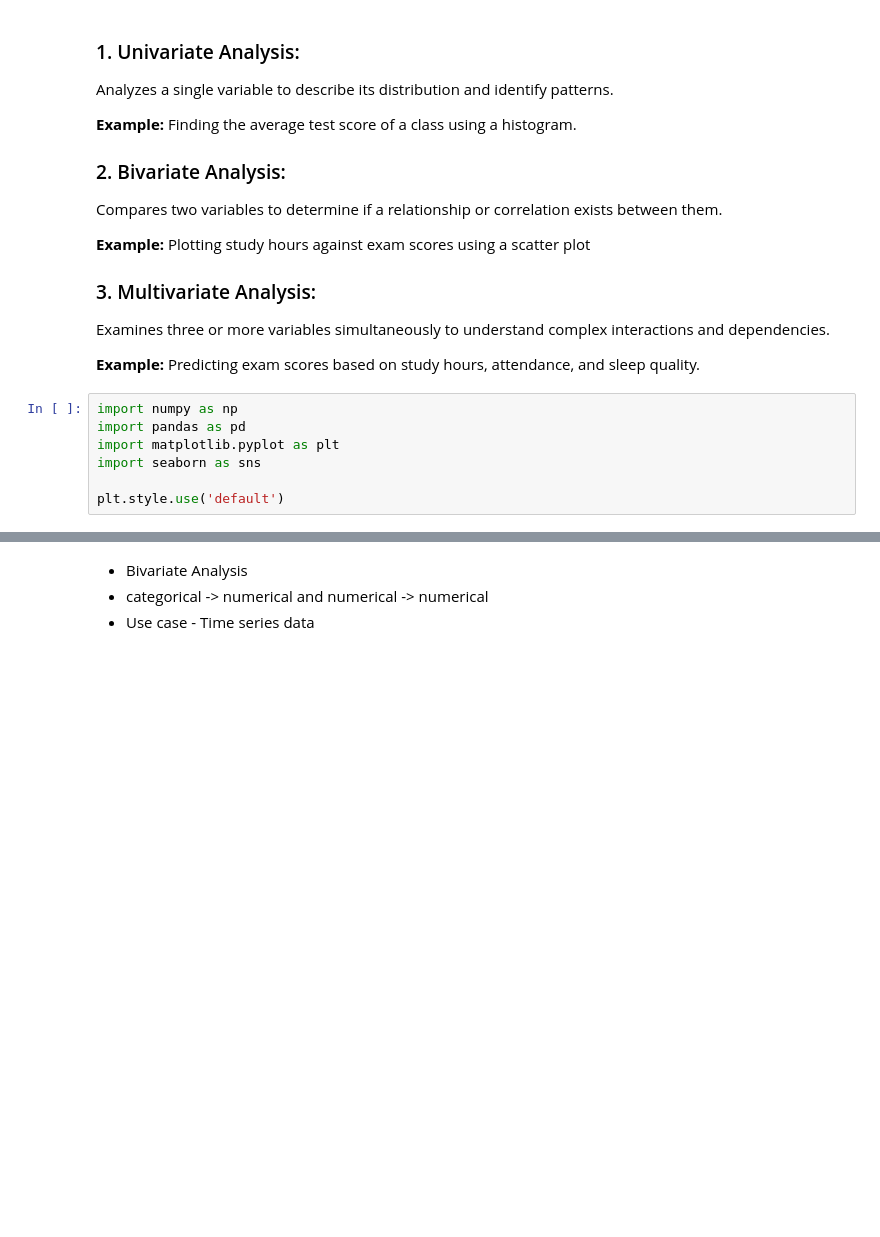
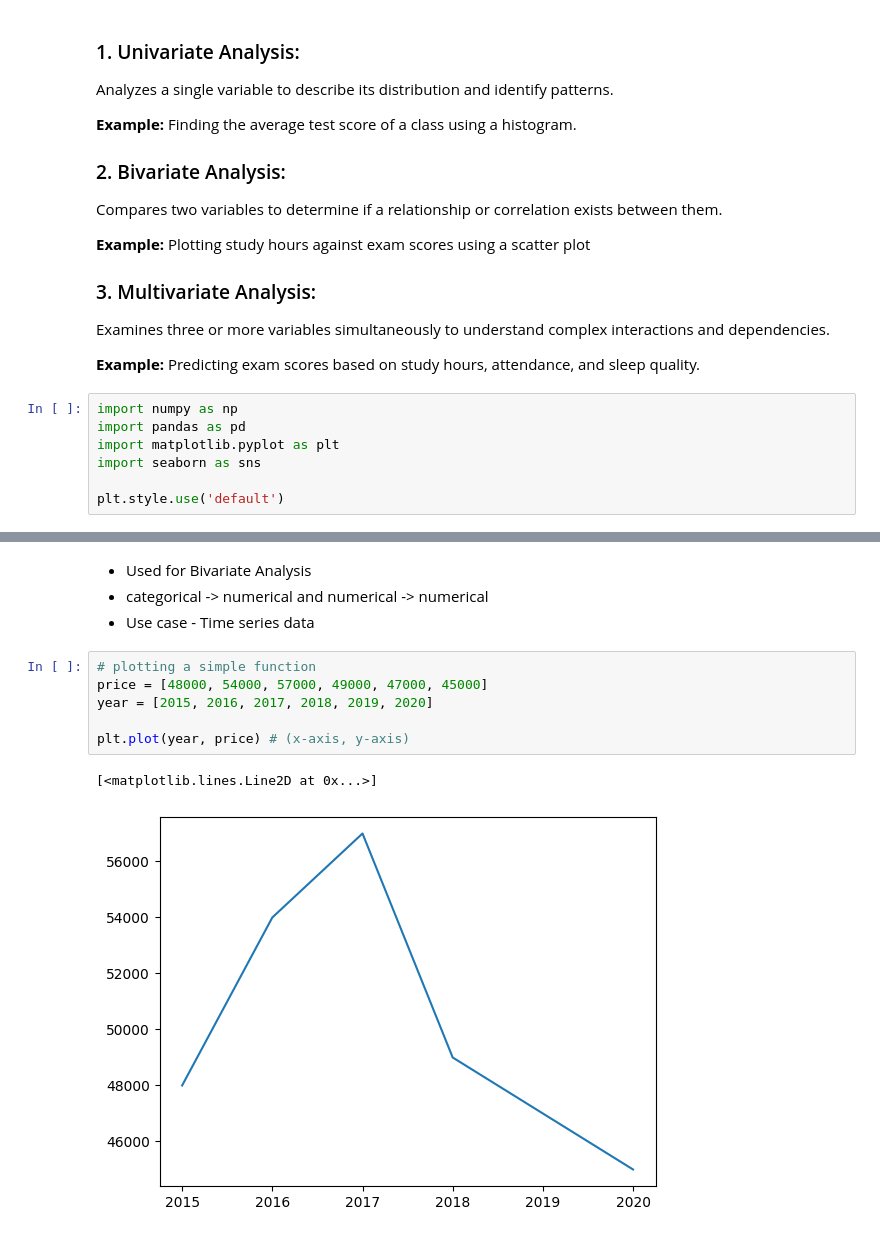
Before and after one commit to Muhammad-Waleed-Source/Matplotlib, a Jupyter notebook: Matplotlib_1.ipynb, the cells around one changed output, grey strips where cells are left out. Cells and saved outputs as stored; diff of their text form; blank space fills up the shorter version.

Commit message:
Plotting simple functions

```diff
--- a/Matplotlib_1.ipynb
+++ b/Matplotlib_1.ipynb
@@ -37,4 +39,13 @@ plt.style.use('default')
 # %% [markdown]
-- Bivariate Analysis
+- Used for Bivariate Analysis
 - categorical -> numerical and numerical -> numerical
 - Use case - Time series data
+# %%
+# plotting a simple function
+price = [48000, 54000, 57000, 49000, 47000, 45000]
+year = [2015, 2016, 2017, 2018, 2019, 2020]
+
+plt.plot(year, price) # (x-axis, y-axis)
+# %% [output]
+[<matplotlib.lines.Line2D at 0x...>]
+[figure, added]
```
Also changed, not shown: parts of 4 cells of this notebook.
